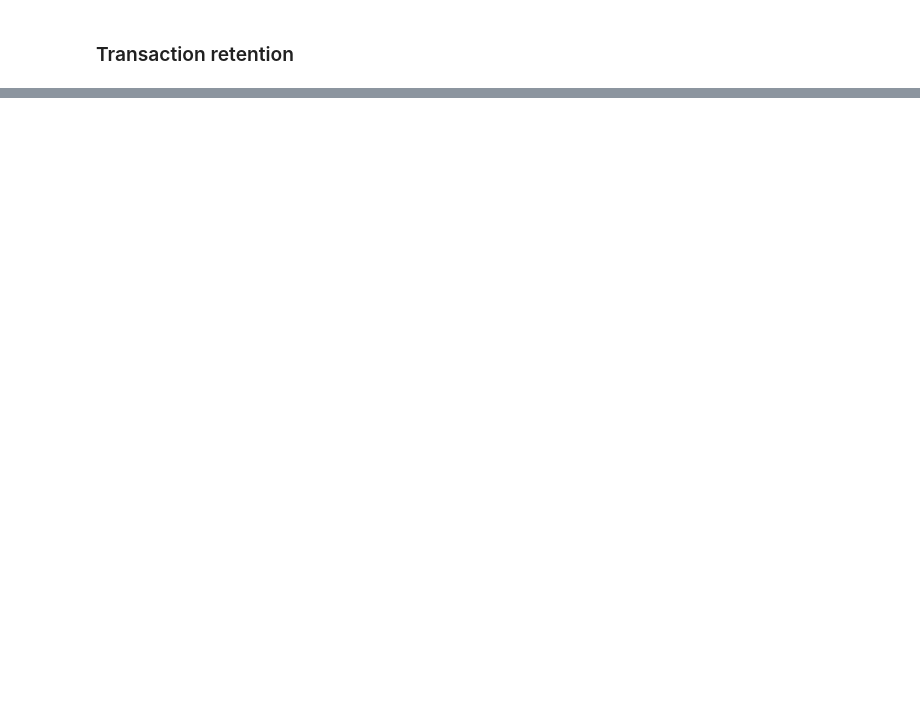
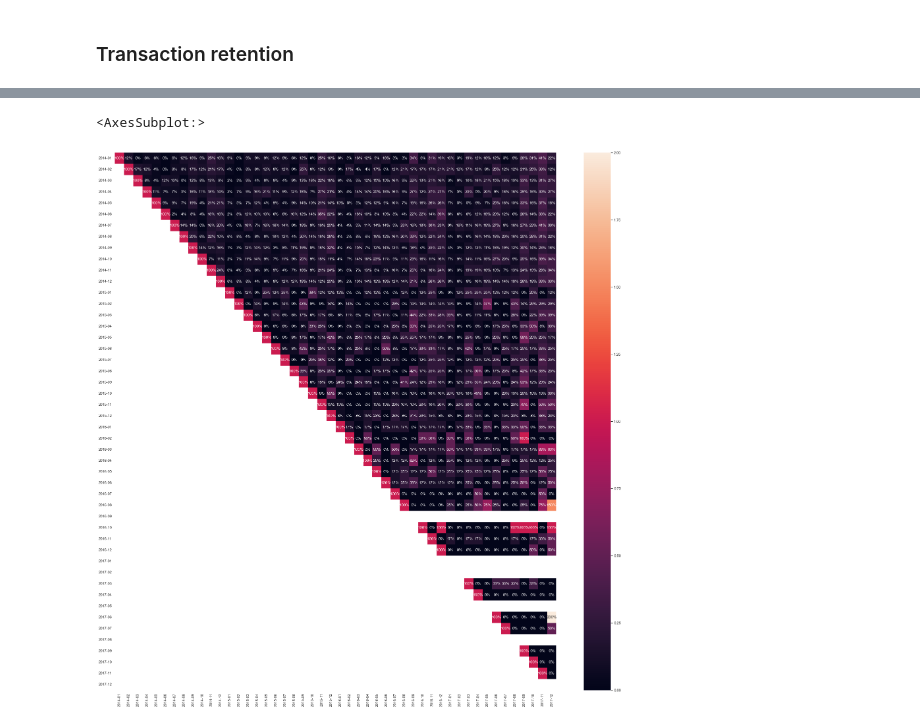
Before and after one commit to mushtakovdn/aaa_da_metrics_hw1, a Jupyter notebook: Orders Solution.ipynb, the cells around one changed output, grey strips where cells are left out. Drawn from its saved outputs; the diff is of its cells as text; code cells hidden in the pictures; blank space fills up the shorter version.

```diff
--- a/Orders Solution.ipynb
+++ b/Orders Solution.ipynb
@@ -510,0 +431,3 @@ get_retention(get_crosstab(df_users, 'order_counts'))
+# %%
+df_counts_retention = get_retention_month(get_crosstab_month(df_users, 'order_counts'))
+df_counts_retention
@@ -510,0 +453,7 @@ get_retention(get_crosstab(df_users, 'order_counts'))
+# %%
+sns.set(style='white')
+fig, ax = plt.subplots(1, 1, figsize=(30, 30))
+sns.heatmap(df_counts_retention.iloc[:, 2:], annot=True, fmt='.0%', yticklabels=df_counts_retention['Cohort'], ax=ax)
+# %% [output]
+<AxesSubplot:>
+[figure, added]
```
Also changed, not shown: parts of 25 cells of this notebook.
